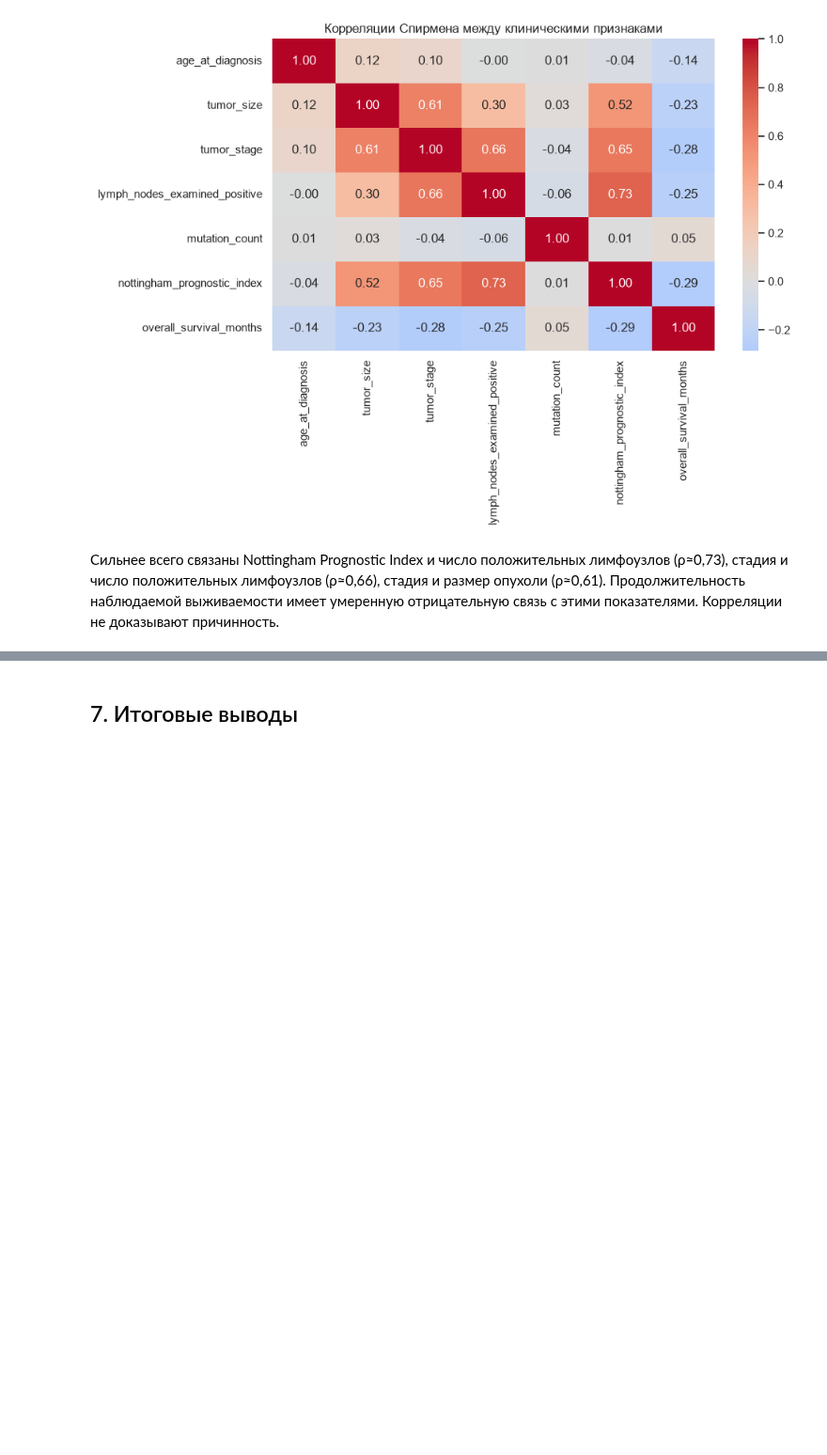
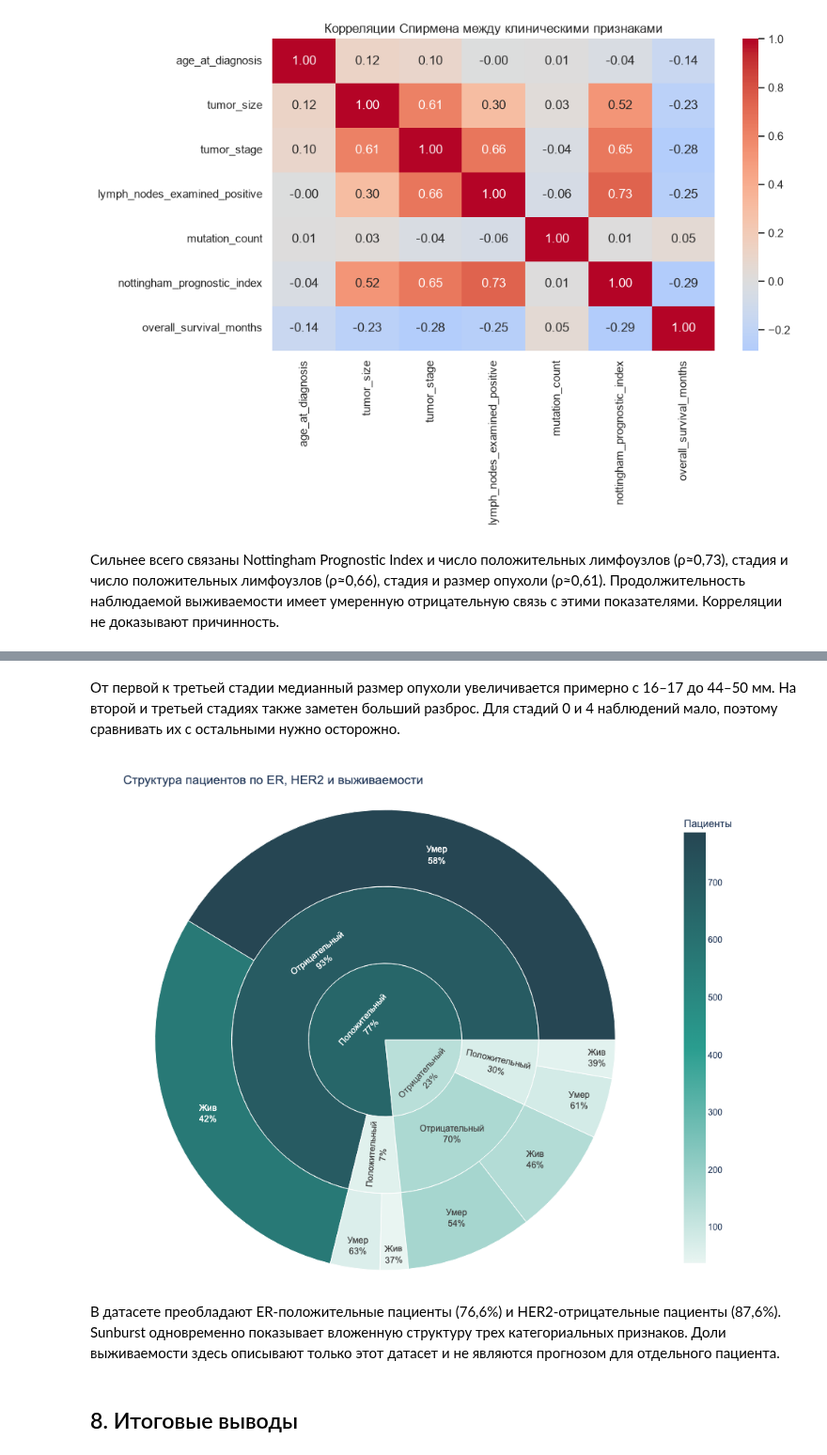
Before and after one commit to genogreg/iud_hws, a Jupyter notebook: notebooks/EDA.ipynb, the cells around one changed output, grey strips where cells are left out. Shown at 94% size. Drawn from its saved outputs; the diff is of its cells as text; code cells hidden in the pictures; blank space fills up the shorter version.

```diff
--- a/notebooks/EDA.ipynb
+++ b/notebooks/EDA.ipynb
@@ -378,5 +465,29 @@ plt.show()
+# %% [markdown]
+От первой к третьей стадии медианный размер опухоли увеличивается примерно с 16–17 до 44–50 мм. На второй и третьей стадиях также заметен больший разброс. Для стадий 0 и 4 наблюдений мало, поэтому сравнивать их с остальными нужно осторожно.
+# %%
+sunburst_data = (
+    plot_data.groupby(["ER-статус", "HER2-статус", "Выживаемость"], observed=True)
+    .size()
+    .reset_index(name="Пациенты")
+)
+
+fig = px.sunburst(
+    sunburst_data,
+    path=["ER-статус", "HER2-статус", "Выживаемость"],
+    values="Пациенты",
+    color="Пациенты",
+    color_continuous_scale=["#E9F5F2", "#2A9D8F", "#264653"],
+    title="Структура пациентов по ER, HER2 и выживаемости",
+)
+fig.update_traces(textinfo="label+percent parent")
+fig.update_layout(width=900, height=720, font_family="Arial", margin=dict(t=70, l=20, r=20, b=20))
+fig.show()
+# %% [output]
+[figure, added]
+# %% [markdown]
+В датасете преобладают ER-положительные пациенты (76,6%) и HER2-отрицательные пациенты (87,6%). Sunburst одновременно показывает вложенную структуру трех категориальных признаков. Доли выживаемости здесь описывают только этот датасет и не являются прогнозом для отдельного пациента.
 # %% [markdown]
-## 7. Итоговые выводы
+## 8. Итоговые выводы
 # %% [markdown]
 1. Датасет содержит 1904 уникальных наблюдения и 693 признака. Полных дубликатов и повторных `patient_id` нет.
 2. Общая полнота данных высокая, но пропуски распределены неравномерно. Перед моделированием особенно важно обработать `tumor_stage`, `3-gene_classifier_subtype` и другие клинические поля.
```
Also changed, not shown: parts of 7 cells of this notebook, 1 other file.
